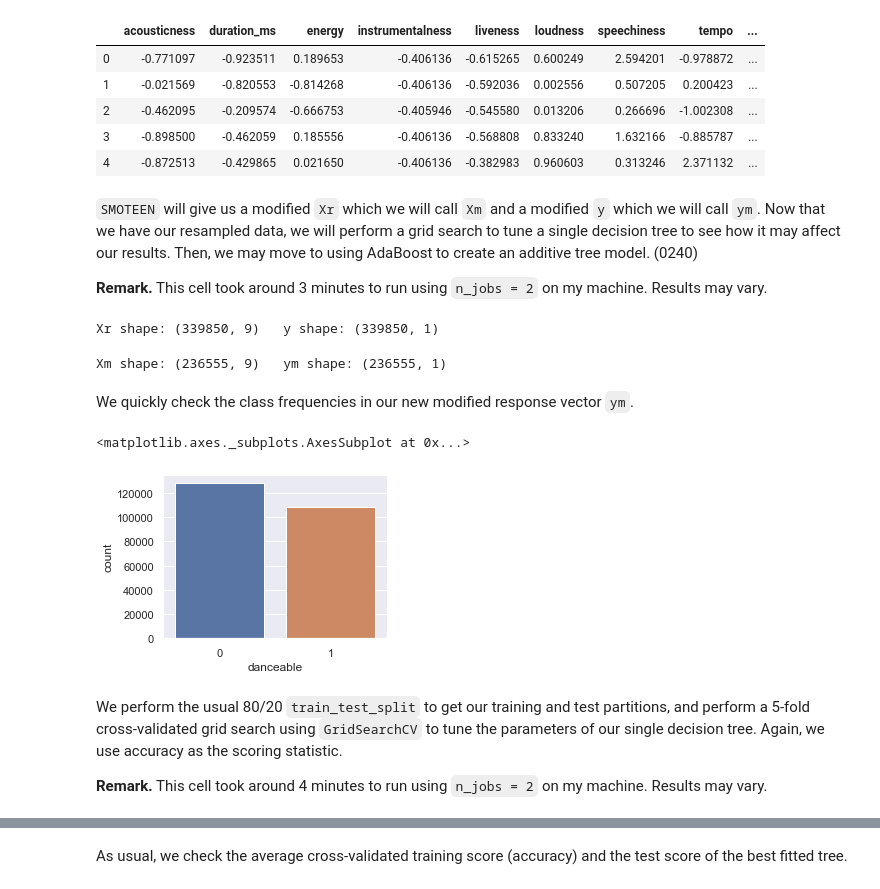
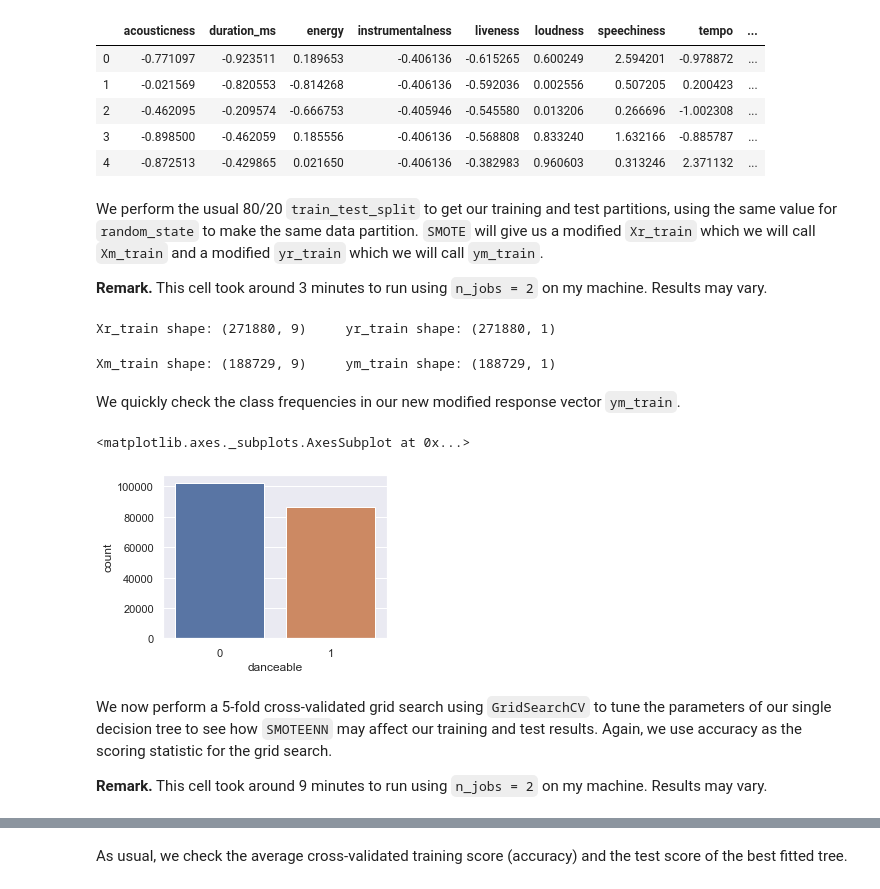
Before and after one commit to phetdam/tomodachi_proj, a Jupyter notebook: bb200_second_impression.ipynb, the cells around one changed output, grey strips where cells are left out. Drawn from its saved outputs; the diff is of its cells as text; code cells hidden in the pictures.

```diff
--- a/bb200_second_impression.ipynb
+++ b/bb200_second_impression.ipynb
@@ -150,35 +152,37 @@ Xr.head()
 | 2 | -0.462095 | -0.209574 | -0.666753 | -0.405946 | -0.545580 | 0.013206 | 0.266696 | -1.002308 | ... |
 | 3 | -0.898500 | -0.462059 | 0.185556 | -0.406136 | -0.568808 | 0.833240 | 1.632166 | -0.885787 | ... |
 | 4 | -0.872513 | -0.429865 | 0.021650 | -0.406136 | -0.382983 | 0.960603 | 0.313246 | 2.371132 | ... |
+# %% [markdown]
+We perform the usual 80/20 `train_test_split` to get our training and test partitions, using the same value for `random_state` to make the same data partition. `SMOTE` will give us a modified `Xr_train` which we will call `Xm_train` and a modified `yr_train` which we will call `ym_train`.
+
+**Remark.** This cell took around 3 minutes to run using `n_jobs = 2` on my machine. Results may vary.
+# %%
+# use same random state to get the same split of our training and test data
+Xr_train, Xm_test, yr_train, ym_test = train_test_split(Xr, y, test_size = 0.2, random_state = 5)
+# use constant seed for test purposes and balance classes equally. [try] to run on
+# two threads (not guaranteed) as multithreading not necessarily possible due to
+# python's (notorious?) global interpreter lock
+sme = SMOTEENN(random_state = 11, n_jobs = 2)
+# check shape pre-resample
+print("Xr_train shape: {0}\tyr_train shape: {1}".format(Xr_train.shape, yr_train.shape))
+# resample to equally balance classes; put ym_train back in DataFrame
+Xm_train, ym_train = sme.fit_resample(Xr_train, yr_train)
+ym_train = pd.DataFrame(ym_train, columns = ["danceable"])
+# check shape post-resample
+print("Xm_train shape: {0}\tym_train shape: {1}".format(Xm_train.shape, ym_train.shape))
+# %% [output]
+Xr_train shape: (271880, 9)     yr_train shape: (271880, 1)
+Xm_train shape: (188729, 9)     ym_train shape: (188729, 1)
+# %% [markdown]
+We quickly check the class frequencies in our new modified response vector `ym_train`.
+# %%
+fig, ax = plt.subplots(nrows = 1, ncols = 1, figsize = (4, 3))
+sns.countplot(ym_train["danceable"], ax = ax)
+# %% [output]
+<matplotlib.axes._subplots.AxesSubplot at 0x...>
+[figure, added]
 # %% [markdown]
-`SMOTEEN` will give us a modified `Xr` which we will call `Xm` and a modified `y` which we will call `ym`. Now that we have our resampled data, we will perform a grid search to tune a single decision tree to see how it may affect our results. Then, we may move to using AdaBoost to create an additive tree model. (0240)
+We now perform a 5-fold cross-validated grid search using `GridSearchCV` to tune the parameters of our single decision tree to see how `SMOTEENN` may affect our training and test results. Again, we use accuracy as the scoring statistic for the grid search.
 
-**Remark.** This cell took around 3 minutes to run using `n_jobs = 2` on my machine. Results may vary.
+**Remark.** This cell took around 9 minutes to run using `n_jobs = 2` on my machine. Results may vary.
-# %%
-# use constant seed for test purposes and balance classes equally. [try] to run on
-# two threads (not guaranteed) as multithreading not necessarily possible due to
-# python's (notorious?) global interpreter lock
-sme = SMOTEENN(sampling_strategy = 1, random_state = 11, n_jobs = 2)
-# check shape pre-resample
-print("Xr shape: {0}\ty shape: {1}".format(Xr.shape, y.shape))
-# resample to equally balance classes; put ym back in DataFrame
-Xm, ym = sme.fit_resample(Xr, y)
-ym = pd.DataFrame(ym, columns = ["danceable"])
-# check shape post-resample
-print("Xm shape: {0}\tym shape: {1}".format(Xm.shape, ym.shape))
-# %% [output]
-Xr shape: (339850, 9)   y shape: (339850, 1)
-Xm shape: (236555, 9)   ym shape: (236555, 1)
-# %% [markdown]
-We quickly check the class frequencies in our new modified response vector `ym`.
-# %%
-fig, ax = plt.subplots(nrows = 1, ncols = 1, figsize = (4, 3))
-sns.countplot(ym["danceable"], ax = ax)
-# %% [output]
-<matplotlib.axes._subplots.AxesSubplot at 0x...>
-[figure, removed]
-# %% [markdown]
-We perform the usual 80/20 `train_test_split` to get our training and test partitions, and perform a 5-fold cross-validated grid search using `GridSearchCV` to tune the parameters of our single decision tree. Again, we use accuracy as the scoring statistic.
-
-**Remark.** This cell took around 4 minutes to run using `n_jobs = 2` on my machine. Results may vary.
 # %%
```
Also changed, not shown: parts of 32 cells of this notebook.
